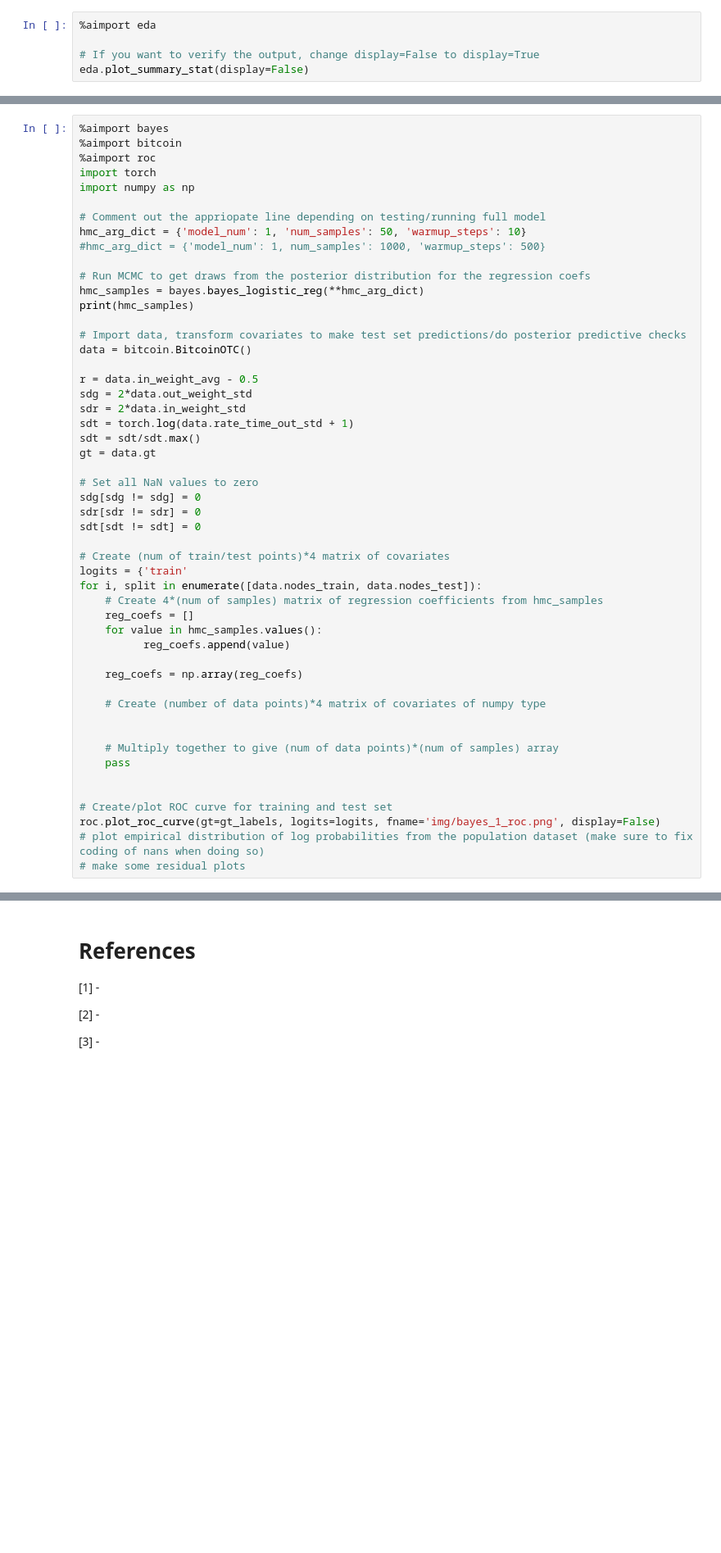
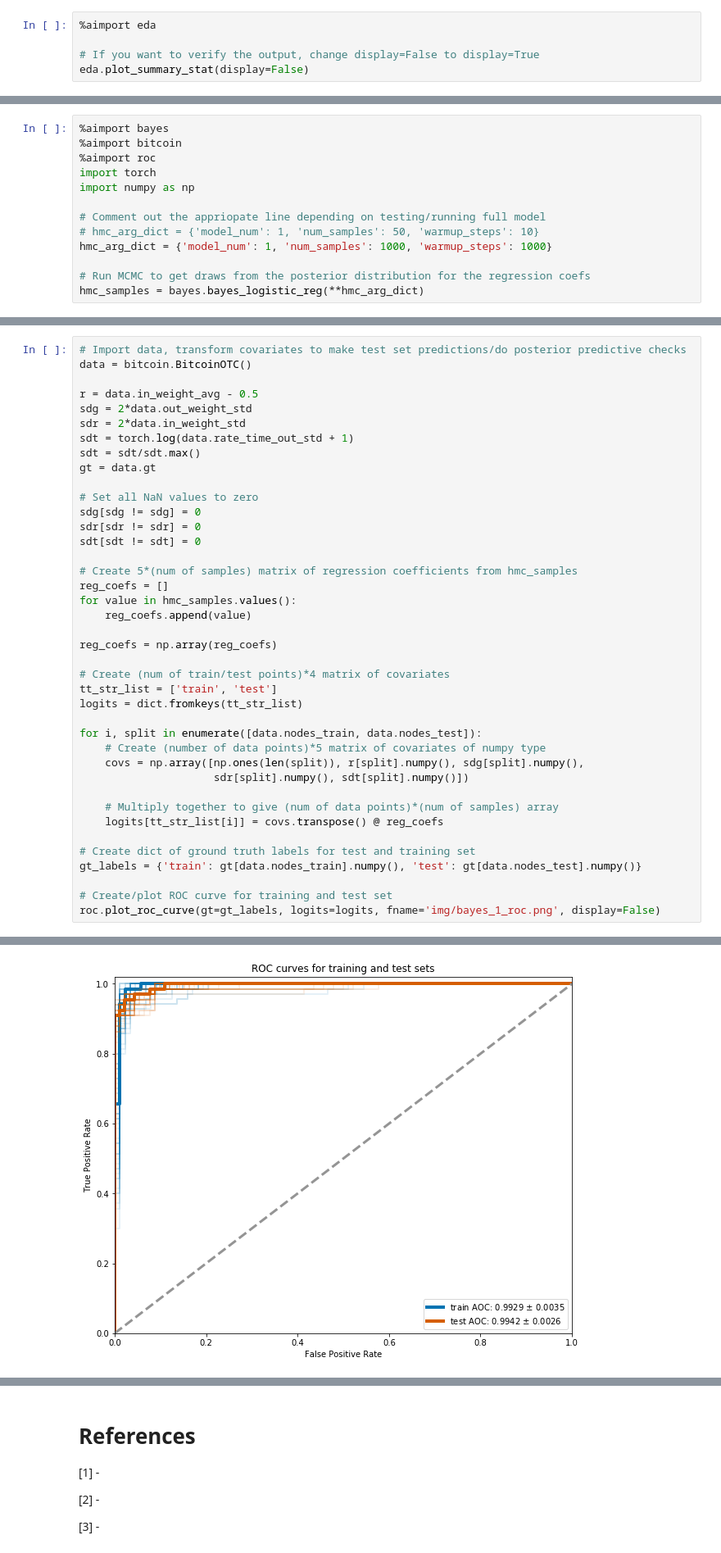
Before and after one commit to aday651/probprog-finalproject, a Jupyter notebook: final-project/final-project.ipynb, the cells around one changed output, grey strips where cells are left out. Shown at 82% size. Cells and saved outputs as stored; diff of their text form; blank space fills up the shorter version.

```diff
--- a/final-project/final-project.ipynb
+++ b/final-project/final-project.ipynb
@@ -92,3 +85,16 @@ Todo:
 [b] It is is a relatively well known fact that for any random variable which takes values in $[0, 1]$, it's variance must lie in the interval $[0, 0.25]$, and hence the standard deviation must lie within $[0, 0.5]$. We therefore multiply the observed standard deviation by two in order to obtain values in $[0, 1]$. We also note that some of the standard deviations given are NaNs, in which case we set them equal to be equal to zero.
 
 [c] We handle the standard deviation of rating times in a slightly more complicated fashion than previously, as the empirical distribution of the rating times has a power law type distribution, meaning that simply diving by the observed maximum value will force most of the observed values to be very close to zero. While usually one would try and take logarithms to handle such data, we cannot do so naively as we have a large number of zeros (corresponding to users with either zero or one rating only). We therefore use a slight hack, and transform the variables according to $x \mapsto \log(x+1)$, and then divide by the observed maximum value after performing this transformation.
+# %%
+%aimport bayes
+%aimport bitcoin
+%aimport roc
+import torch
+import numpy as np
+
+# Comment out the appriopate line depending on testing/running full model
+# hmc_arg_dict = {'model_num': 1, 'num_samples': 50, 'warmup_steps': 10}
+hmc_arg_dict = {'model_num': 1, 'num_samples': 1000, 'warmup_steps': 1000}
+
+# Run MCMC to get draws from the posterior distribution for the regression coefs
+hmc_samples = bayes.bayes_logistic_reg(**hmc_arg_dict)
@@ -95,18 +125,4 @@ Todo:
 # %%
-%aimport bayes
-%aimport bitcoin
-%aimport roc
-import torch
-import numpy as np
-
-# Comment out the appriopate line depending on testing/running full model
-hmc_arg_dict = {'model_num': 1, 'num_samples': 50, 'warmup_steps': 10}
-#hmc_arg_dict = {'model_num': 1, num_samples': 1000, 'warmup_steps': 500}
-
-# Run MCMC to get draws from the posterior distribution for the regression coefs
-hmc_samples = bayes.bayes_logistic_reg(**hmc_arg_dict)
-print(hmc_samples)
-
 # Import data, transform covariates to make test set predictions/do posterior predictive checks
 data = bitcoin.BitcoinOTC()
 
@@ -122,25 +138,28 @@ sdg[sdg != sdg] = 0
 sdr[sdr != sdr] = 0
 sdt[sdt != sdt] = 0
 
+# Create 5*(num of samples) matrix of regression coefficients from hmc_samples
+reg_coefs = []
+for value in hmc_samples.values():
+    reg_coefs.append(value)
+
+reg_coefs = np.array(reg_coefs)
+
 # Create (num of train/test points)*4 matrix of covariates
-logits = {'train'
+tt_str_list = ['train', 'test']
+logits = dict.fromkeys(tt_str_list)
+
 for i, split in enumerate([data.nodes_train, data.nodes_test]):
-    # Create 4*(num of samples) matrix of regression coefficients from hmc_samples
-    reg_coefs = []
-    for value in hmc_samples.values():
-          reg_coefs.append(value)
-
-    reg_coefs = np.array(reg_coefs)
-
-    # Create (number of data points)*4 matrix of covariates of numpy type
-
+    # Create (number of data points)*5 matrix of covariates of numpy type
+    covs = np.array([np.ones(len(split)), r[split].numpy(), sdg[split].numpy(),
+                     sdr[split].numpy(), sdt[split].numpy()])
 
     # Multiply together to give (num of data points)*(num of samples) array
-    pass
+    logits[tt_str_list[i]] = covs.transpose() @ reg_coefs
 
+# Create dict of ground truth labels for test and training set
+gt_labels = {'train': gt[data.nodes_train].numpy(), 'test': gt[data.nodes_test].numpy()}
 
 # Create/plot ROC curve for training and test set
 roc.plot_roc_curve(gt=gt_labels, logits=logits, fname='img/bayes_1_roc.png', display=False)
-# plot empirical distribution of log probabilities from the population dataset (make sure to fix coding of nans when doing so)
-# make some residual plots
 # %% [output]
@@ -163,0 +166 @@ Site: beta_sdr
+[figure, added]
```
Also changed, not shown: parts of 14 cells of this notebook, 7 other files.
